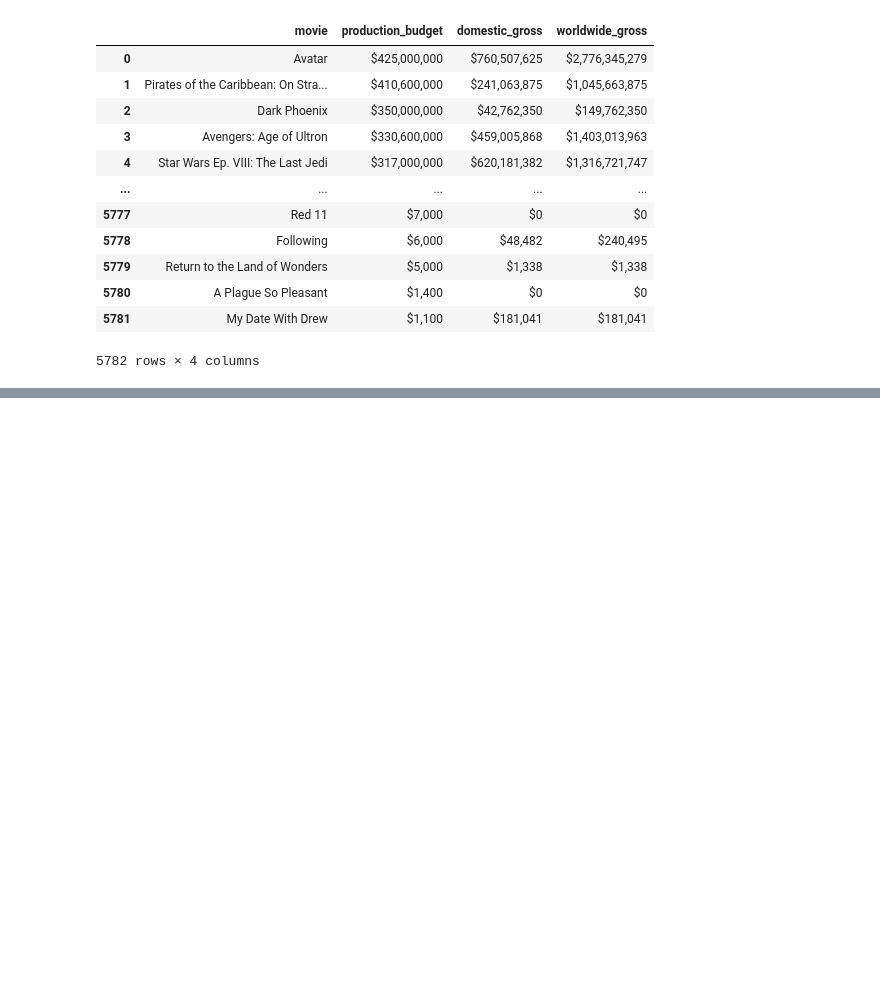
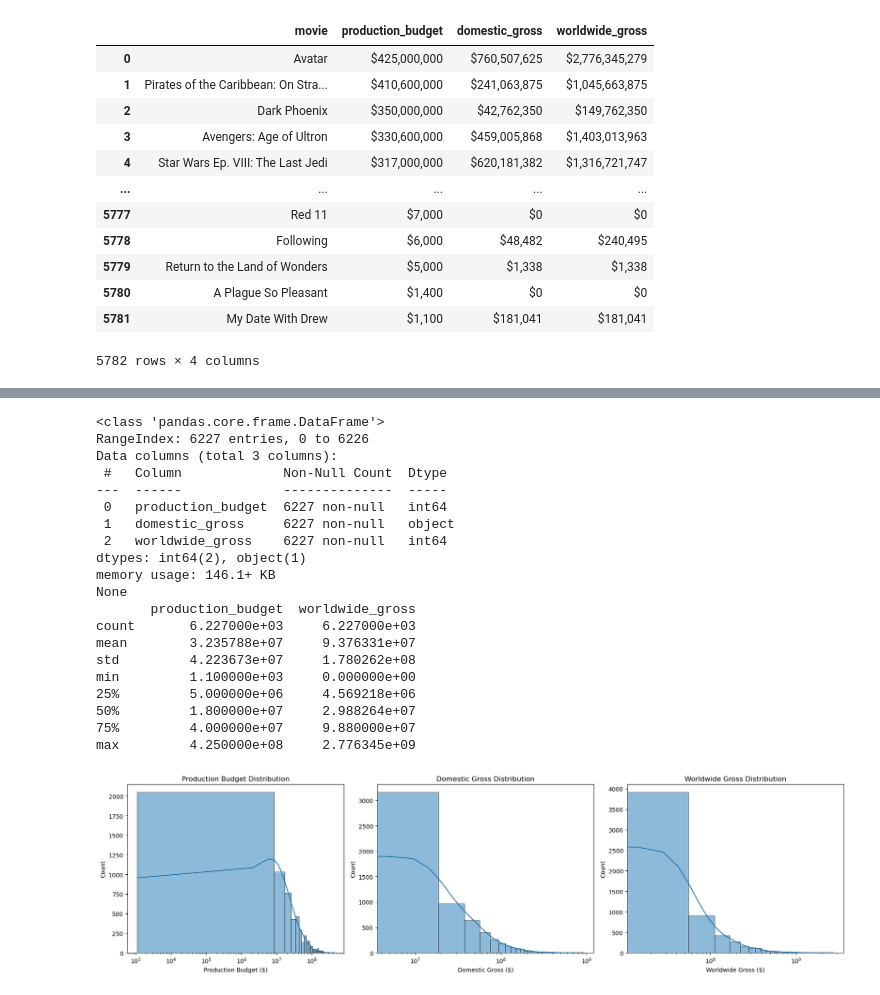
Before and after one commit to Marilyn2961/Box-Office-Performance-Analysis, a Jupyter notebook: Box_Office_Performance_Analysis.ipynb, the cells around one changed output, grey strips where cells are left out. Saved outputs shown, nothing was run; the diff lists cells and outputs as text; code cells hidden in the pictures; blank space fills up the shorter version.

```diff
--- a/Box_Office_Performance_Analysis.ipynb
+++ b/Box_Office_Performance_Analysis.ipynb
@@ -725,0 +909,71 @@ fill_missing_values(tn_budget_df, financial_columns)
+# %%
+# Converting financial columns from strings to floats safely using .loc to avoid warnings
+
+# Clean and convert financial columns
+for col in ['production_budget', 'domestic_gross', 'worldwide_gross']:
+    merged_full_df.loc[:, col] = (
+        merged_full_df[col]
+        .astype(str)  # converts all functions to strings
+        .str.replace(r'[\$,]', '', regex=True)  # Remove $ and commas
+        .replace('', np.nan)  # Replace empty strings with NaN instead of '0'
+        .astype(float)  # Convert to float
+    )
+
+# Fill missing values with median
+for col in ['production_budget', 'domestic_gross', 'worldwide_gross']:
+    median_val = merged_full_df[col].median()
+    merged_full_df[col].fillna(median_val, inplace=True)
+
+# Display summary info and statistics
+print(merged_full_df[['production_budget', 'domestic_gross', 'worldwide_gross']].info())
+print(merged_full_df[['production_budget', 'domestic_gross', 'worldwide_gross']].describe())
+
+# Plot histograms of finacial distributions with log scale
+fig, axes = plt.subplots(1, 3, figsize=(18, 5))
+
+#Plotting Production Budget
+sns.histplot(merged_full_df['production_budget'], bins=50, ax=axes[0], kde=True)
+axes[0].set_title('Production Budget Distribution')
+axes[0].set_xlabel('Production Budget ($)')
+axes[0].set_xscale('log')
+
+#Plotting Domestic Gross Distribution
+sns.histplot(merged_full_df['domestic_gross'], bins=50, ax=axes[1], kde=True)
+axes[1].set_title('Domestic Gross Distribution')
+axes[1].set_xlabel('Domestic Gross ($)')
+axes[1].set_xscale('log')
+
+#Plotting Worldwide Gross Distribution
+sns.histplot(merged_full_df['worldwide_gross'], bins=50, ax=axes[2], kde=True)
+axes[2].set_title('Worldwide Gross Distribution')
+axes[2].set_xlabel('Worldwide Gross ($)')
+axes[2].set_xscale('log')
+
+plt.tight_layout()
+
+#Export the Graph
+plt.savefig( "Images/Financial.png",  dpi=500, bbox_inches="tight", facecolor='white',  transparent=False)
+
+plt.show()
+# %% [output]
+<class 'pandas.core.frame.DataFrame'>
+RangeIndex: 6227 entries, 0 to 6226
+Data columns (total 3 columns):
+ #   Column             Non-Null Count  Dtype
+---  ------             --------------  -----
+ 0   production_budget  6227 non-null   int64
+ 1   domestic_gross     6227 non-null   object
+ 2   worldwide_gross    6227 non-null   int64
+dtypes: int64(2), object(1)
+memory usage: 146.1+ KB
+None
+       production_budget  worldwide_gross
+count       6.227000e+03     6.227000e+03
+mean        3.235788e+07     9.376331e+07
+std         4.223673e+07     1.780262e+08
+min         1.100000e+03     0.000000e+00
+25%         5.000000e+06     4.569218e+06
+50%         1.800000e+07     2.988264e+07
+75%         4.000000e+07     9.880000e+07
+max         4.250000e+08     2.776345e+09
+[figure, added]
```
Also changed, not shown: parts of 13 cells of this notebook.
